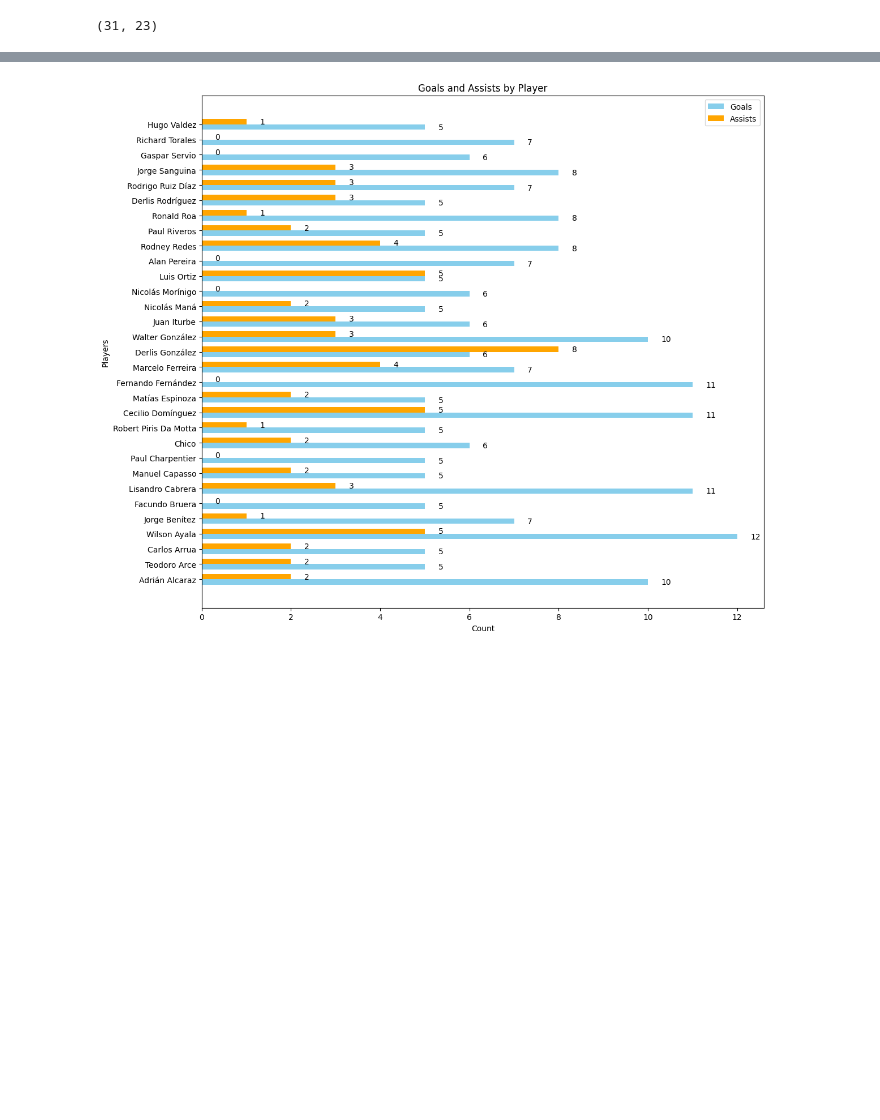
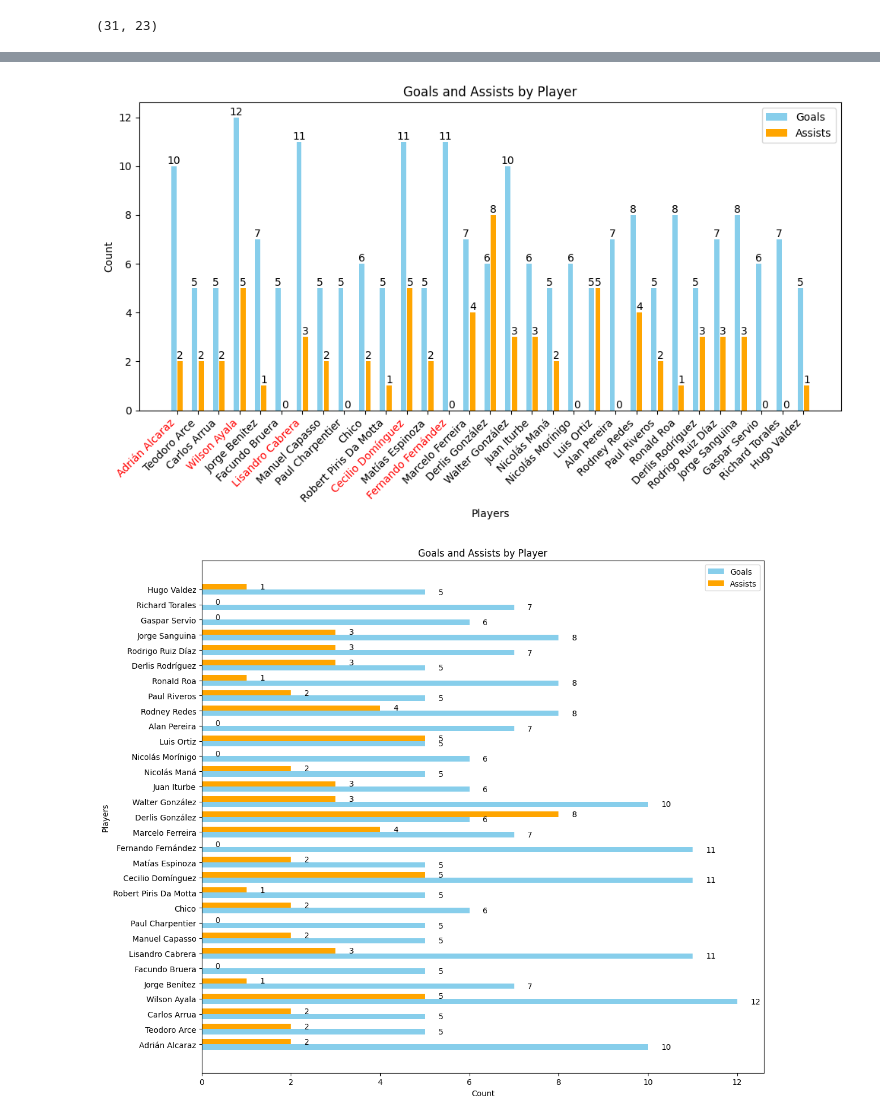
Before and after one commit to axelbol/football-analysis, a Jupyter notebook: twitter_content.ipynb, the cells around one changed output, grey strips where cells are left out. Drawn from its saved outputs; the diff is of its cells as text; code cells hidden in the pictures; blank space fills up the shorter version.

```diff
--- a/twitter_content.ipynb
+++ b/twitter_content.ipynb
@@ -284,3 +288,49 @@ plt.show()
+# %%
+# Get top 5 players by goals
+top5_players = df_filter_goals.nlargest(5, 'goals')['player'].tolist()
+
+# Bar chart parameters
+x = np.arange(len(df_filter_goals['player']))  # X-axis positions
+width = 0.25  # Bar width
+
+# Create the bar chart
+fig, ax = plt.subplots(figsize=(10, 6))
+offset = 0.03
+bars1 = ax.bar(x - (width/2 + offset), df_filter_goals['goals'], width, label='Goals', color='skyblue')
+bars2 = ax.bar(x + (width/2 + offset), df_filter_goals['ast'], width, label='Assists', color='orange')
+
+# Add labels, title, and legend
+ax.set_xlabel('Players')
+ax.set_ylabel('Count')
+ax.set_title('Goals and Assists by Player')
+ax.set_xticks(x)
+
+# Set player names with different colors
+player_names = df_filter_goals['player']
+tick_labels = ax.set_xticklabels(player_names, rotation=45, ha='right')
+
+# Change color of top 5 players' names to red
+for tick in tick_labels:
+    if tick.get_text() in top5_players:
+        tick.set_color('red')
+
+ax.legend()
+
+# Display values on top of bars
+def add_labels(bars):
+    for bar in bars:
+        height = bar.get_height()
+        ax.text(bar.get_x() + bar.get_width()/2, height, f'{int(height)}',
+                ha='center', va='bottom')
+
+add_labels(bars1)
+add_labels(bars2)
+
+# Show the chart
+plt.tight_layout()
+plt.show()
+# %% [output]
+[figure, added]
 # %%
 # Bar chart parameters
 y = np.arange(len(df_filter_goals['player']))  # Y-axis positions
```
Also changed, not shown: parts of 3 cells of this notebook.
